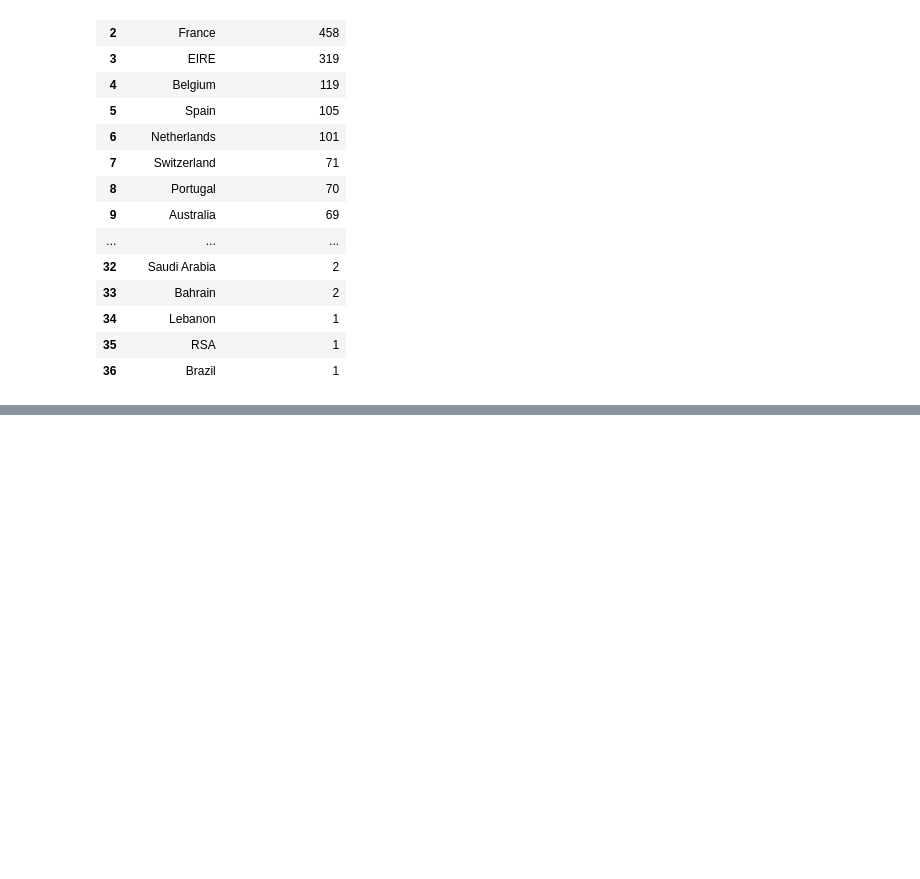
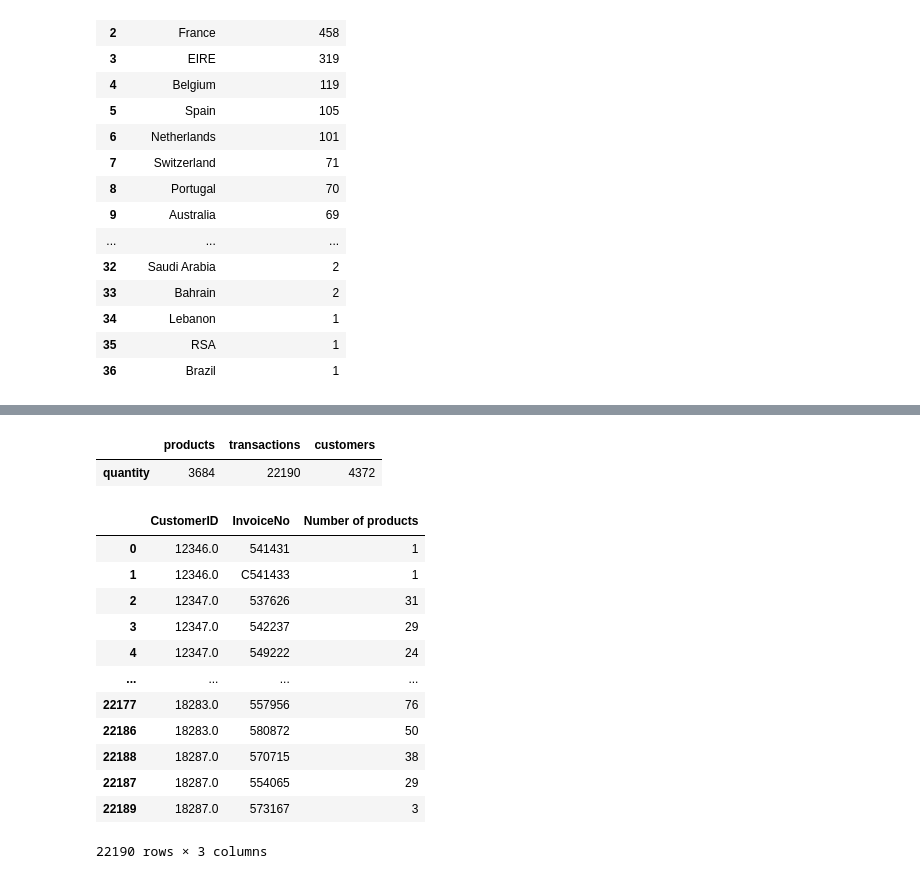
Before and after one commit to L501xgab/ecom-segmentation, a Jupyter notebook: notebook.ipynb, the cells around one changed output, grey strips where cells are left out. Cells and saved outputs as stored; diff of their text form; code cells hidden in the pictures; blank space fills up the shorter version.

```diff
--- a/notebook.ipynb
+++ b/notebook.ipynb
@@ -98,0 +97,27 @@ fig.show()
+# %%
+#customers and products variables
+pd.DataFrame([{'products': len(df['StockCode'].value_counts()),
+               'transactions': len(df['InvoiceNo'].value_counts()),
+               'customers': len(df['CustomerID'].value_counts()),
+              }], columns = ['products', 'transactions', 'customers'], index = ['quantity'])
+# %% [output]
+|  | products | transactions | customers |
+| quantity | 3684 | 22190 | 4372 |
+# %%
+temp = df.groupby(by=['CustomerID', 'InvoiceNo'], as_index=False)['InvoiceDate'].count()
+nb_products_per_basket = temp.rename(columns = {'InvoiceDate':'Number of products'})
+nb_products_per_basket.sort_values('CustomerID')
+# %% [output]
+|  | CustomerID | InvoiceNo | Number of products |
+| 0 | 12346.0 | 541431 | 1 |
+| 1 | 12346.0 | C541433 | 1 |
+| 2 | 12347.0 | 537626 | 31 |
+| 3 | 12347.0 | 542237 | 29 |
+| 4 | 12347.0 | 549222 | 24 |
+| ... | ... | ... | ... |
+| 22177 | 18283.0 | 557956 | 76 |
+| 22186 | 18283.0 | 580872 | 50 |
+| 22188 | 18287.0 | 570715 | 38 |
+| 22187 | 18287.0 | 554065 | 29 |
+| 22189 | 18287.0 | 573167 | 3 |
+22190 rows × 3 columns
```
Also changed, not shown: parts of 1 cell of this notebook.
